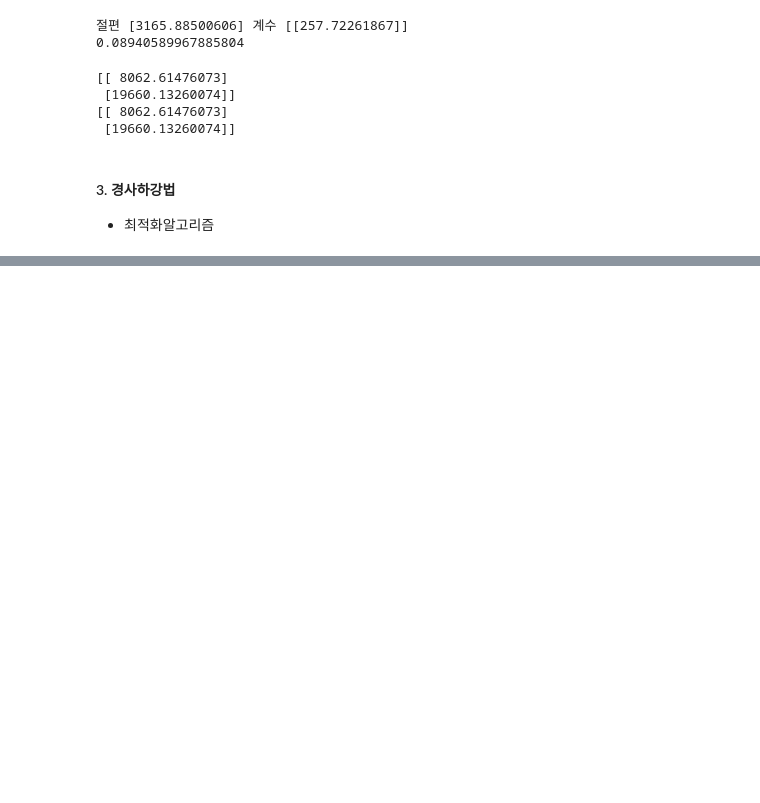
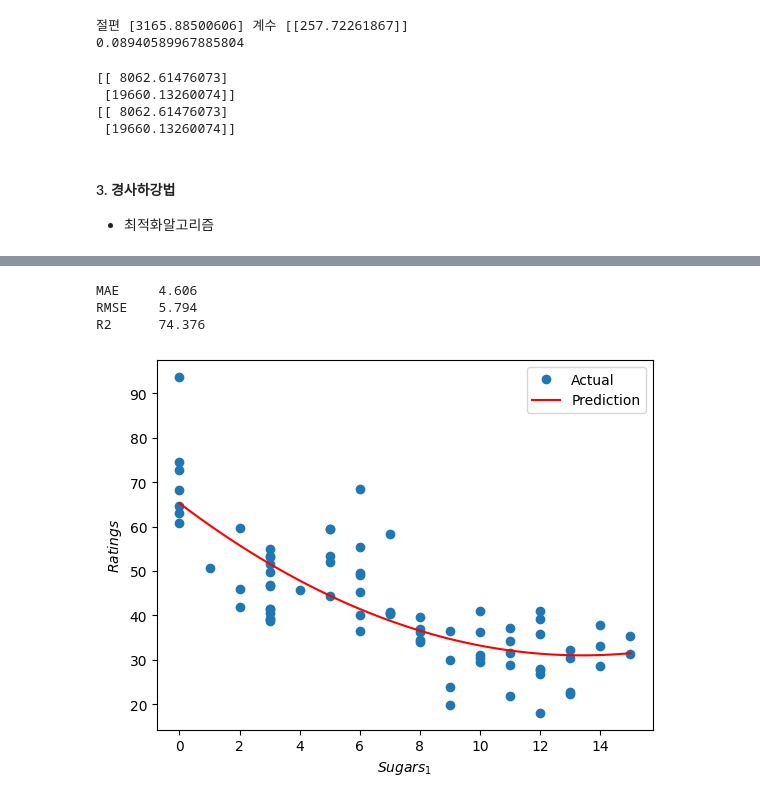
Before and after one commit to Soy-code/ADP, a Jupyter notebook: chapter6. 머신러닝-지도학습.ipynb, the cells around one changed output, grey strips where cells are left out. Saved outputs shown, nothing was run; the diff lists cells and outputs as text; code cells hidden in the pictures; blank space fills up the shorter version.

```diff
--- a/chapter6. 머신러닝-지도학습.ipynb
+++ b/chapter6. 머신러닝-지도학습.ipynb
@@ -67,0 +139,6 @@ sgd_reg.fit(x, y.ravel())  # y.ravel : 다차원 -> 1차원으로 바꿔주는
+# %%
+from sklearn.model_selection import train_test_split
+X_train, X_test, y_train, y_test = train_test_split(x, y, test_size=0.3,
+                                                    random_state=1)
+print(X_train.shape, X_test.shape)
+print(y_train.shape, y_test.shape)
@@ -67,0 +163,9 @@ sgd_reg.fit(x, y.ravel())  # y.ravel : 다차원 -> 1차원으로 바꿔주는
+# %%
+from sklearn.preprocessing import PolynomialFeatures
+poly_reg = PolynomialFeatures(degree=2)
+# X_train을 polynomial 의 값으로 변환
+X_poly = poly_reg.fit_transform(X_train.reshape(-1, 1))  # 절편까지 포함
+
+from sklearn.linear_model import LinearRegression
+reg = LinearRegression()
+reg.fit(X_poly, y_train)
@@ -67,0 +201,27 @@ sgd_reg.fit(x, y.ravel())  # y.ravel : 다차원 -> 1차원으로 바꿔주는
+# %%
+from sklearn.metrics import mean_squared_error, mean_absolute_error
+mse = mean_squared_error(y_test, pred)
+mae = mean_absolute_error(y_test, pred)
+rmse = np.sqrt(mse)
+acc = reg.score(poly_reg.transform(X_test.reshape(-1, 1)), y_test)
+
+print("MAE\t{}".format(round(mae, 3)))
+print("RMSE\t{}".format(round(rmse, 3)))
+print("R2\t{}".format(round(acc*100, 3)))
+# %% [output]
+MAE     4.606
+RMSE    5.794
+R2      74.376
+# %%
+X_new = np.linspace(0, 15, 100).reshape(100, 1)
+X_new_poly = poly_reg.transform(X_new)
+y_new = reg.predict(X_new_poly)
+
+plt.plot(x, y, 'o', label="Actual")
+plt.plot(X_new, y_new, 'r-', label='Prediction')
+plt.legend(loc="upper right")
+plt.xlabel("$Sugars_1$")
+plt.ylabel("$Ratings$")
+plt.show()
+# %% [output]
+[figure, added]
```
Also changed, not shown: parts of 16 cells of this notebook.
